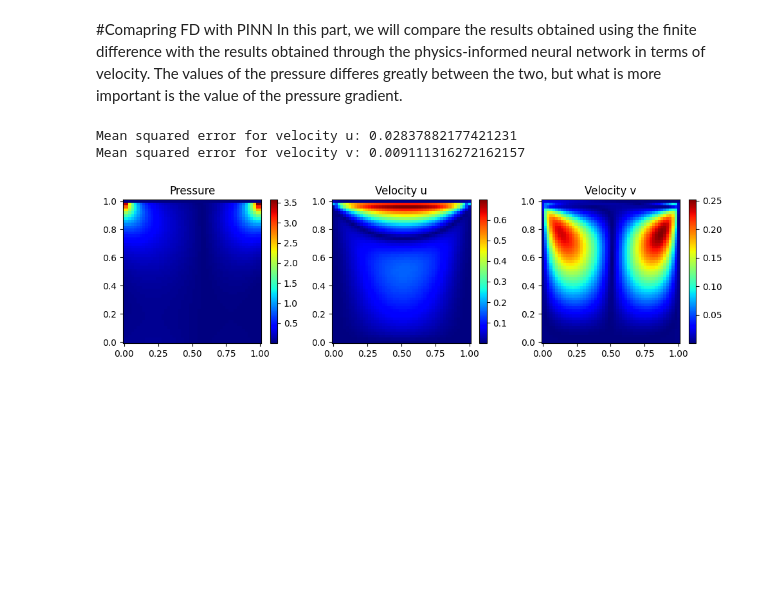
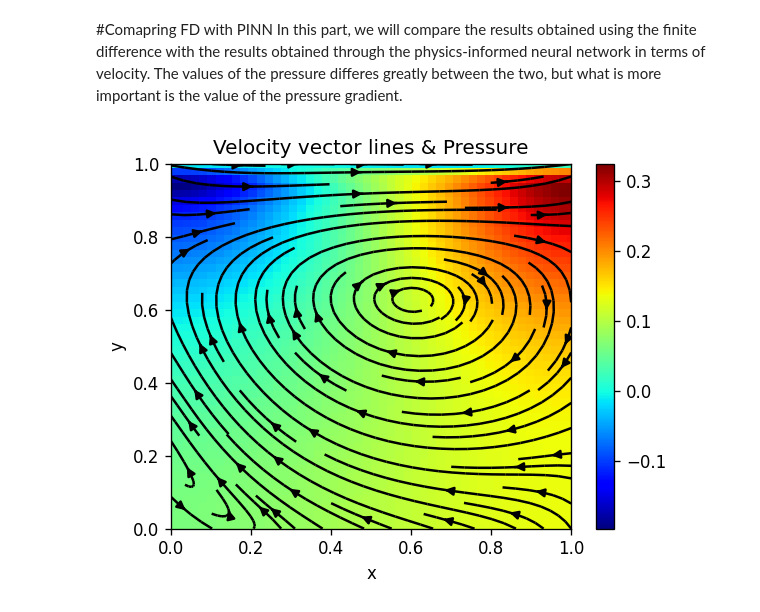
Before and after one commit to HashimAlSadah/PETE547_Project, a Jupyter notebook: PINN_demo/navier_stoke_pinn.ipynb, the cells around one changed output. Saved outputs shown, nothing was run; the diff lists cells and outputs as text; code cells hidden in the pictures; blank space fills up the shorter version.

Commit message:
adding plotting functionality

```diff
--- a/PINN_demo/navier_stoke_pinn.ipynb
+++ b/PINN_demo/navier_stoke_pinn.ipynb
@@ -109,7 +130,7 @@ def plot_final_t_step(pinn, t=t_f, vector_lines=True):
 
   #create a mesh
   x_test, y_test = x_test.cpu(), y_test.cpu()
-  x_grid, y_grid = torch.meshgrid(x_test, y_test, indexing="xy")
+  # x_grid, y_grid = torch.meshgrid(x_test, y_test, indexing="xy")
 
   #get the output of the PINN
   u_test, v_test, p_test = pinn(x_input_test, y_input_test, t_input_test)
@@ -119,14 +140,7 @@ def plot_final_t_step(pinn, t=t_f, vector_lines=True):
 
   #plot the output
   if vector_lines:
-    figure = plt.figure(figsize=(5, 4), tight_layout=True, dpi=120)
-    ax = figure.add_subplot(111)
-    ax.set_xlim(x_0, x_f)
-    ax.set_ylim(y_0, y_f)
-    colormap = ax.pcolormesh(x_grid, y_grid, p_test.T, cmap="jet", shading="auto")
-    figure.colorbar(colormap)
-    plt.streamplot(x_grid, y_grid, u_test.T, v_test.T, color="black")
-    plt.show()
+    plot_stream_lines(x_test, y_test, u_test, v_test, p_test)
 
   else:
     plot_pressure_velocity(x_test, y_test, u_test.T, v_test.T, p_test.T)
@@ -204,7 +223,7 @@ class FCN(nn.Module):
         u, v, p = torch.split(output, 1, dim=1)
         return u, v, p
 # %%
-x_physics , y_physics, t_physics = generate_data(15, 15, 15)
+x_physics , y_physics, t_physics = generate_data(10, 10, 10)
 x_physics = x_physics.requires_grad_().to(device)
 y_physics = y_physics.requires_grad_().to(device)
 t_physics = t_physics.requires_grad_().to(device)
@@ -217,14 +236,14 @@ x_right = torch.tensor( [x_f]*examples_num ).unsqueeze(-1).requires_grad_().to(d
 x_left = torch.tensor( [x_0]*examples_num ).unsqueeze(-1).requires_grad_().to(device)
 
 #Initial values
-x_interior = torch.linspace(x_0, x_f, 17)[1:-1]
-y_interior = torch.linspace(y_0, y_f, 17)[1:-1]
+x_interior = torch.linspace(x_0, x_f, 12)[1:-1]
+y_interior = torch.linspace(y_0, y_f, 12)[1:-1]
 initial_points = torch.cartesian_prod(x_interior, y_interior, torch.tensor([t_0]))
 x_interior, y_interior, t_initial = torch.split(initial_points.to(device), 1, 1)
 
 #Simulation Data
 FD_data = FD.FD_CAV()
-FD_data.set_resolution(15, 15)
+FD_data.set_resolution(10, 10)
 x_train = FD_data.get_x_points()
 y_train = FD_data.get_y_points()
 t_train = np.array([0.5])
@@ -289,7 +307,7 @@ optimizer = optim.Adam(pinn.parameters(), lr=1e-6)
 total_losses = []
 iteration = []
 boundary_loss = []
-epochs = 40000
+epochs = 10000
 
 pinn.train()
 for epoch in range(1, epochs + 1):
@@ -347,7 +365,8 @@ for epoch in range(1, epochs + 1):
     # pde loss
     pde_losses, losses_added = pde_loss(x = x_physics, y = y_physics, t = t_physics, net = pinn  )
     # pde_loss0 = mse_cost_function(losses_added, torch.zeros((examples_num,1)))
-    loss = losses_added +  u_loss +  v_loss +  p_loss + 1e-2 * labled_data_loss
+    # loss = losses_added +  u_loss +  1e-2 * v_loss + 1e-2 * p_loss + 1e-3 * labled_data_loss
+    loss = losses_added +  top_loss + down_loss + right_loss + left_loss + initial_loss
 
     # back propagation
     loss.backward()
@@ -357,9 +376,12 @@ for epoch in range(1, epochs + 1):
     #     total_losses.append(loss.detach())
     #     print(total_losses[-1])
 
-    if epoch % 10000 == 0:
+    if epoch % 1000 == 0:
       pinn.eval()
-      print(f"u: {u_loss.item()}, v: {v_loss.item()}, p:{p_loss.item()}, pde:{losses_added.item()}")
+      # print(f"u: {u_loss.item()}, v: {v_loss.item()}, p:{p_loss.item()}, pde:{losses_added.item()}")
+      print(f"top: {top_loss.item()}, right: {right_loss.item()}, down:{down_loss.item()}, left: {left_loss.item()}")
+      print(f"initial loss: {initial_loss.item()} pde:{losses_added.item()}")
+      torch.save(pinn.state_dict(), "pinn.pth")
       with torch.inference_mode():
         plot_final_t_step(pinn, vector_lines=False)
       pinn.train()
@@ -374,26 +411,22 @@ In this part, we will compare the results obtained using the finite difference w
 # %%
 #comparison
 pinn.eval()
 with torch.inference_mode():
   x_test = torch.linspace(x_0, x_f, 50).to(device)
   y_test = torch.linspace(y_0, y_f , 50).to(device)
   test_data = torch.cartesian_prod(x_test, y_test, torch.tensor([t_f]).to(device))
   x_input_test, y_input_test, t_input_test = torch.split(test_data, 1, 1)
 
   #create a mesh
   x_test, y_test = x_test.cpu(), y_test.cpu()
   x_grid, y_grid = torch.meshgrid(x_test, y_test, indexing="xy")
   u_pinn, v_pinn, p_pinn = pinn(x_input_test, y_input_test, t_input_test)
   u_pinn = u_pinn.squeeze().reshape(x_grid.shape).T.cpu().numpy()
   v_pinn = v_pinn.squeeze().reshape(x_grid.shape).T.cpu().numpy()
   p_pinn = p_pinn.squeeze().reshape(x_grid.shape).T.cpu().numpy()
   u_diff = abs(u_pinn - u_fd)
   v_diff = abs(v_pinn - v_fd)
   p_diff = abs(p_pinn - p_fd)
-  print(f"Mean squared error for velocity u: {np.mean(u_diff**2)}")
-  print(f"Mean squared error for velocity v: {np.mean(v_diff**2)}")
-  plot_pressure_velocity(x_test, y_test, u_diff, v_diff, p_diff)
+  plot_stream_lines(x_test, y_test, u_pinn, v_pinn, p_pinn)
 # %% [output]
-Mean squared error for velocity u: 0.02837882177421231
-Mean squared error for velocity v: 0.009111316272162157
-[figure, old version]
+[figure, new version]
```
Also changed, not shown: parts of 9 cells of this notebook.
